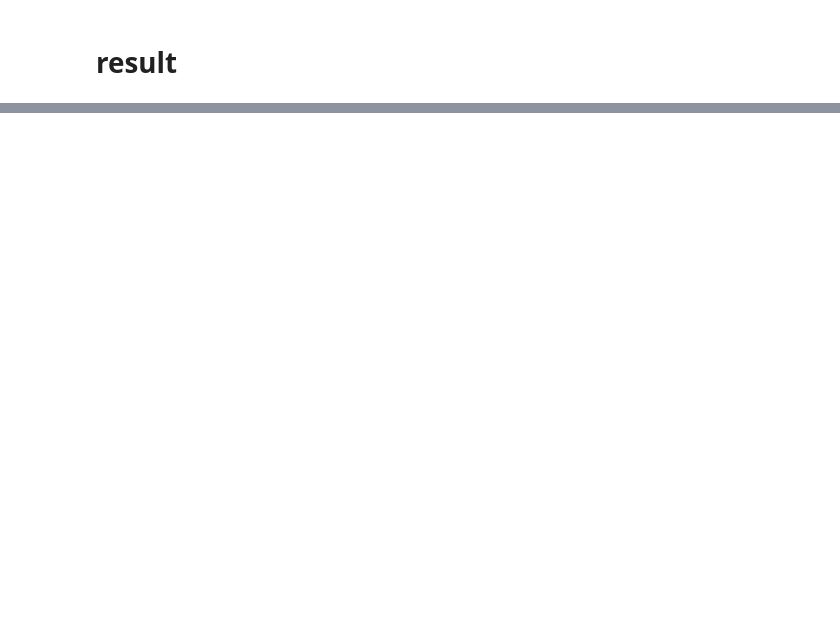
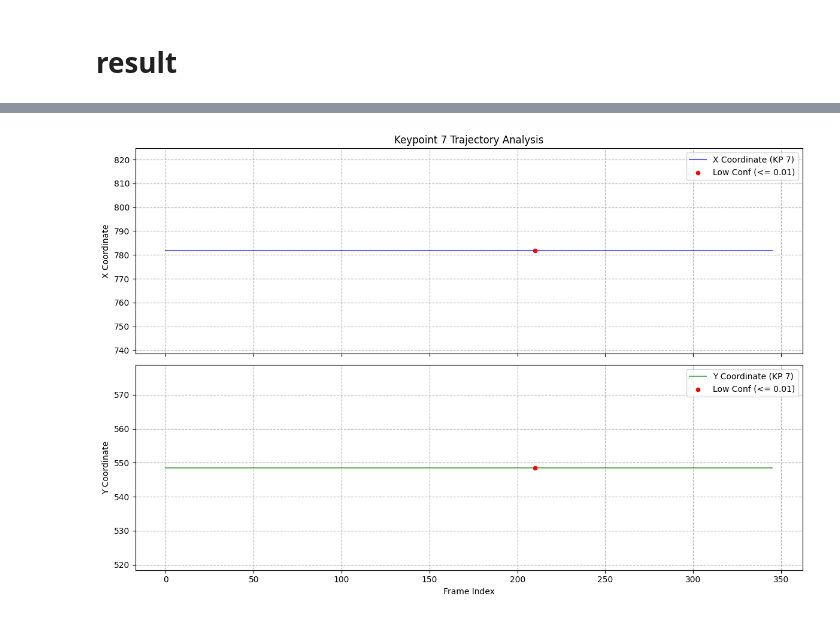
Before and after one commit to KJH121212/ASAN_01_Repetition_Counter, a Jupyter notebook: repetition_Counter.ipynb, the cells around one changed output, grey strips where cells are left out. Drawn from its saved outputs; the diff is of its cells as text; code cells hidden in the pictures; blank space fills up the shorter version.

```diff
--- a/repetition_Counter.ipynb
+++ b/repetition_Counter.ipynb
@@ -1762,0 +1882,73 @@ def extract_main_patient_data(tracking_data: Dict[str, Any]) -> Optional[Dict[st
+# %%
+import matplotlib.pyplot as plt
+import numpy as np
+
+def plot_keypoint_trajectory_with_confidence(raw_data, keypoint_idx, threshold=0.05):
+    """
+    특정 키포인트의 X, Y 좌표 변화를 그래프로 그리고,
+    Confidence Score가 낮은 지점을 빨간색으로 표시하는 함수입니다.
+
+    Args:
+        raw_data (dict): load_kpt 함수로 불러온 데이터 (frame_data 포함)
+        keypoint_idx (int): 분석할 키포인트의 인덱스 (예: 10 = 오른쪽 손목)
+        threshold (float): 신뢰도 임계값 (이 값 이하인 점을 표시)
+    """
+
+    frames = []
+    x_coords = []
+    y_coords = []
+    scores = []
+
+    # 데이터 추출
+    # raw_data['frame_data']는 (frame_num, instances) 튜플의 리스트라고 가정합니다.
+    for frame_num, instances in raw_data.get('frame_data', []):
+        if not instances:
+            continue
+
+        # 첫 번째 사람(instance)만 추적한다고 가정
+        inst = instances[0]
+        kpts = inst.get('keypoints', [])
+        kpt_scores = inst.get('keypoint_scores', [])
+
+        if len(kpts) > keypoint_idx and len(kpt_scores) > keypoint_idx:
+            frames.append(frame_num)
+            x_coords.append(kpts[keypoint_idx][0])
+            y_coords.append(kpts[keypoint_idx][1])
+            scores.append(kpt_scores[keypoint_idx])
+
+    # Numpy 배열로 변환
+    frames = np.array(frames)
+    x_coords = np.array(x_coords)
+    y_coords = np.array(y_coords)
+    scores = np.array(scores)
+
+    # 신뢰도가 낮은 인덱스 마스킹
+    low_conf_mask = scores <= threshold
+
+    # 그래프 그리기
+    fig, (ax1, ax2) = plt.subplots(2, 1, figsize=(12, 8), sharex=True)
+
+    # X 좌표 그래프
+    ax1.plot(frames, x_coords, label=f'X Coordinate (KP {keypoint_idx})', color='blue', alpha=0.6)
+    ax1.scatter(frames[low_conf_mask], x_coords[low_conf_mask], color='red', s=20, label=f'Low Conf (<= {threshold})', zorder=5)
+    ax1.set_ylabel('X Coordinate')
+    ax1.set_title(f'Keypoint {keypoint_idx} Trajectory Analysis')
+    ax1.legend()
+    ax1.grid(True, linestyle='--')
+
+    # Y 좌표 그래프
+    ax2.plot(frames, y_coords, label=f'Y Coordinate (KP {keypoint_idx})', color='green', alpha=0.6)
+    ax2.scatter(frames[low_conf_mask], y_coords[low_conf_mask], color='red', s=20, label=f'Low Conf (<= {threshold})', zorder=5)
+    ax2.set_ylabel('Y Coordinate')
+    ax2.set_xlabel('Frame Index')
+    ax2.legend()
+    ax2.grid(True, linestyle='--')
+
+    plt.tight_layout()
+    plt.show()
+
+# --- 사용 예시 ---
+# 10번 키포인트(오른쪽 손목)에 대해 신뢰도 0.05 이하인 지점을 확인합니다.
+plot_keypoint_trajectory_with_confidence(raw_data, keypoint_idx=7, threshold=0.01)
+# %% [output]
+[figure, added]
```
Also changed, not shown: parts of 33 cells of this notebook, 13 other files.
